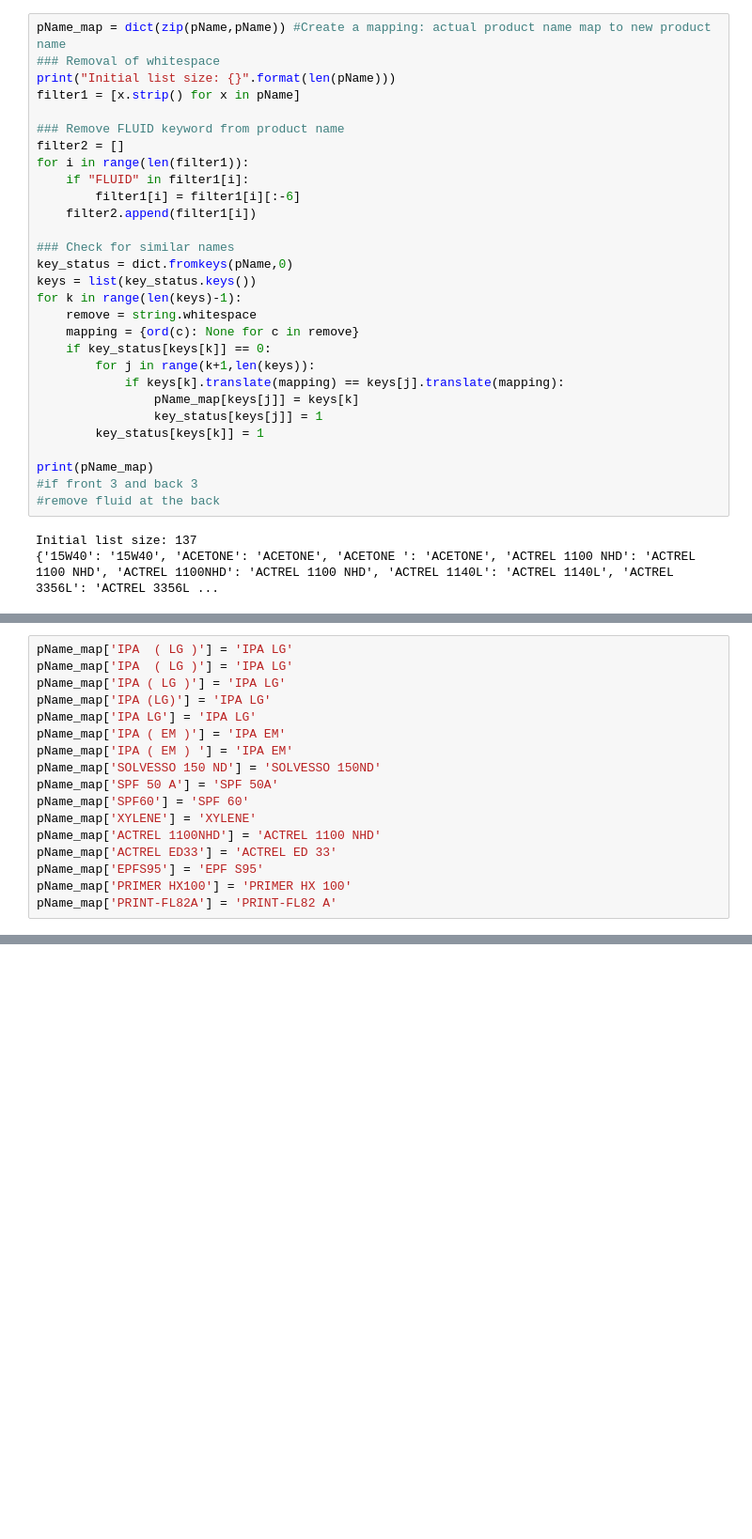
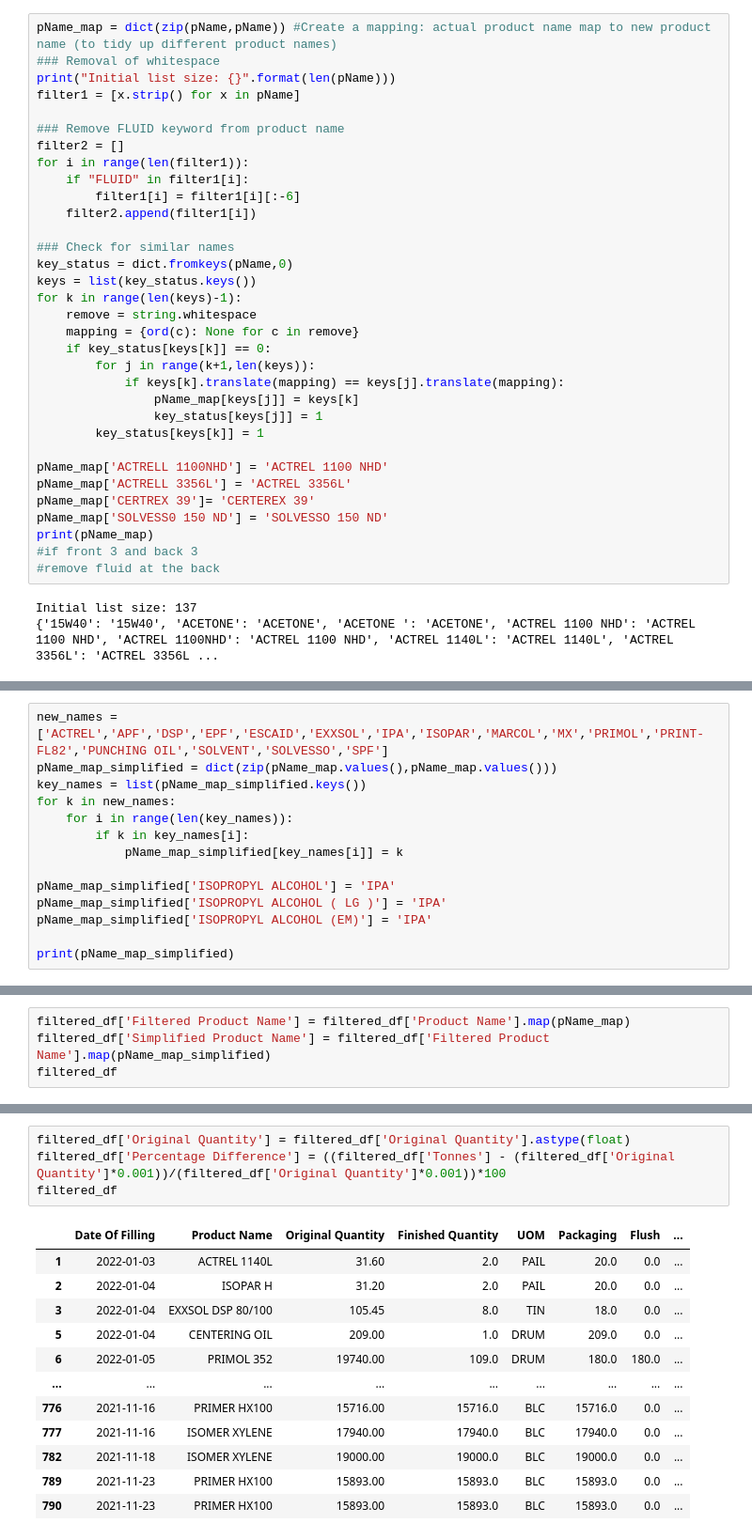
Before and after one commit to waynegoh97/Data-Science-Projects, a Jupyter notebook: Data Cleaning.ipynb, the cells around one changed output, grey strips where cells are left out. Shown at 94% size. Drawn from its saved outputs; the diff is of its cells as text; blank space fills up the shorter version.

```diff
--- a/Data Cleaning.ipynb
+++ b/Data Cleaning.ipynb
@@ -120,7 +121,7 @@ print(len(pName),pName)
 # %% [output]
 137 ['15W40', 'ACETONE', 'ACETONE ', 'ACTREL 1100 NHD', 'ACTREL 1100NHD', 'ACTREL 1140L', 'ACTREL 3356L', 'ACTREL ED 33', 'ACTREL ED 33 ', 'ACTREL ED33', 'ACTREL ED33 FLUID', 'ACTRELL 1100NHD', 'ACTRE ...
 # %%
-pName_map = dict(zip(pName,pName)) #Create a mapping: actual product name map to new product name
+pName_map = dict(zip(pName,pName)) #Create a mapping: actual product name map to new product name (to tidy up different product names)
 ### Removal of whitespace
 print("Initial list size: {}".format(len(pName)))
 filter1 = [x.strip() for x in pName]
@@ -145,6 +146,10 @@ for k in range(len(keys)-1):
                 key_status[keys[j]] = 1
         key_status[keys[k]] = 1
 
+pName_map['ACTRELL 1100NHD'] = 'ACTREL 1100 NHD'
+pName_map['ACTRELL 3356L'] = 'ACTREL 3356L'
+pName_map['CERTREX 39']= 'CERTEREX 39'
+pName_map['SOLVESS0 150 ND'] = 'SOLVESSO 150 ND'
 print(pName_map)
 #if front 3 and back 3
 #remove fluid at the back
@@ -158,17 +158,0 @@ ACTREL ED 33
-# %%
-pName_map['IPA  ( LG )'] = 'IPA LG'
-pName_map['IPA  ( LG )'] = 'IPA LG'
-pName_map['IPA ( LG )'] = 'IPA LG'
-pName_map['IPA (LG)'] = 'IPA LG'
-pName_map['IPA LG'] = 'IPA LG'
-pName_map['IPA ( EM )'] = 'IPA EM'
-pName_map['IPA ( EM ) '] = 'IPA EM'
-pName_map['SOLVESSO 150 ND'] = 'SOLVESSO 150ND'
-pName_map['SPF 50 A'] = 'SPF 50A'
-pName_map['SPF60'] = 'SPF 60'
-pName_map['XYLENE'] = 'XYLENE'
-pName_map['ACTREL 1100NHD'] = 'ACTREL 1100 NHD'
-pName_map['ACTREL ED33'] = 'ACTREL ED 33'
-pName_map['EPFS95'] = 'EPF S95'
-pName_map['PRIMER HX100'] = 'PRIMER HX 100'
-pName_map['PRINT-FL82A'] = 'PRINT-FL82 A'
@@ -197,0 +159,14 @@ exxsol, ipa and isopropyl,
+# %%
+new_names = ['ACTREL','APF','DSP','EPF','ESCAID','EXXSOL','IPA','ISOPAR','MARCOL','MX','PRIMOL','PRINT-FL82','PUNCHING OIL','SOLVENT','SOLVESSO','SPF']
+pName_map_simplified = dict(zip(pName_map.values(),pName_map.values()))
+key_names = list(pName_map_simplified.keys())
+for k in new_names:
+    for i in range(len(key_names)):
+        if k in key_names[i]:
+            pName_map_simplified[key_names[i]] = k
+
+pName_map_simplified['ISOPROPYL ALCOHOL'] = 'IPA'
+pName_map_simplified['ISOPROPYL ALCOHOL ( LG )'] = 'IPA'
+pName_map_simplified['ISOPROPYL ALCOHOL (EM)'] = 'IPA'
+
+print(pName_map_simplified)
@@ -197,0 +175,4 @@ exxsol, ipa and isopropyl,
+# %%
+filtered_df['Filtered Product Name'] = filtered_df['Product Name'].map(pName_map)
+filtered_df['Simplified Product Name'] = filtered_df['Filtered Product Name'].map(pName_map_simplified)
+filtered_df
@@ -197,0 +193,17 @@ exxsol, ipa and isopropyl,
+# %%
+filtered_df['Original Quantity'] = filtered_df['Original Quantity'].astype(float)
+filtered_df['Percentage Difference'] = ((filtered_df['Tonnes'] - (filtered_df['Original Quantity']*0.001))/(filtered_df['Original Quantity']*0.001))*100
+filtered_df
+# %% [output]
+|  | Date Of Filling | Product Name | Original Quantity | Finished Quantity | UOM | Packaging | Flush | ... |
+| 1 | 2022-01-03 | ACTREL 1140L | 31.60 | 2.0 | PAIL | 20.0 | 0.0 | ... |
+| 2 | 2022-01-04 | ISOPAR H | 31.20 | 2.0 | PAIL | 20.0 | 0.0 | ... |
+| 3 | 2022-01-04 | EXXSOL DSP 80/100 | 105.45 | 8.0 | TIN | 18.0 | 0.0 | ... |
+| 5 | 2022-01-04 | CENTERING OIL | 209.00 | 1.0 | DRUM | 209.0 | 0.0 | ... |
+| 6 | 2022-01-05 | PRIMOL 352 | 19740.00 | 109.0 | DRUM | 180.0 | 180.0 | ... |
+| ... | ... | ... | ... | ... | ... | ... | ... | ... |
+| 776 | 2021-11-16 | PRIMER HX100 | 15716.00 | 15716.0 | BLC | 15716.0 | 0.0 | ... |
+| 777 | 2021-11-16 | ISOMER XYLENE | 17940.00 | 17940.0 | BLC | 17940.0 | 0.0 | ... |
+| 782 | 2021-11-18 | ISOMER XYLENE | 19000.00 | 19000.0 | BLC | 19000.0 | 0.0 | ... |
+| 789 | 2021-11-23 | PRIMER HX100 | 15893.00 | 15893.0 | BLC | 15893.0 | 0.0 | ... |
+| 790 | 2021-11-23 | PRIMER HX100 | 15893.00 | 15893.0 | BLC | 15893.0 | 0.0 | ... |
```
Also changed, not shown: parts of 9 cells of this notebook.
